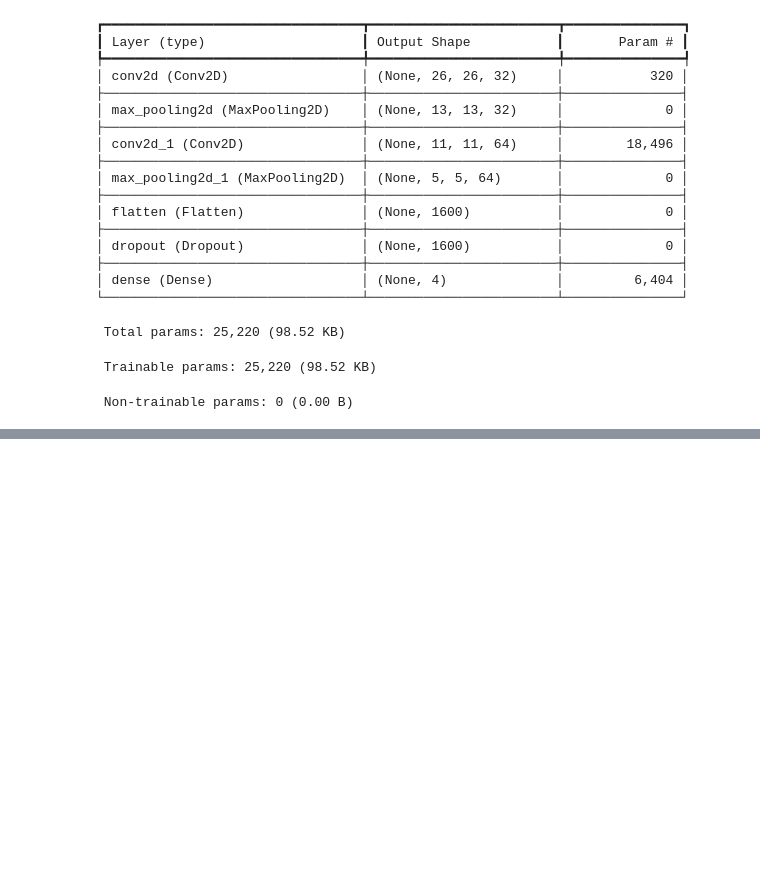
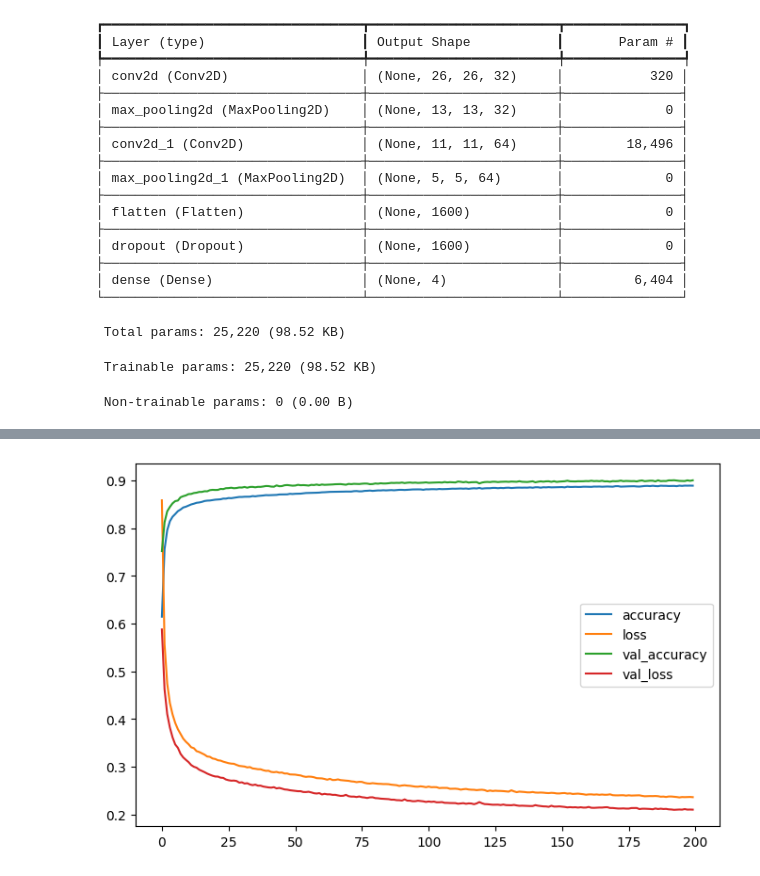
Before and after one commit to Taiters/sudoku-solver, a Jupyter notebook: notebooks/orientation.ipynb, the cells around one changed output, grey strips where cells are left out. Cells and saved outputs as stored; diff of their text form; code cells hidden in the pictures; blank space fills up the shorter version.

```diff
--- a/notebooks/orientation.ipynb
+++ b/notebooks/orientation.ipynb
@@ -199,9 +199,9 @@ Model: "sequential_1"
 # %%
 batch_size = 10000
 # Something about "early exit" to help optimise the count of epoch?
-epochs = 100
+epochs = 200
 
 model.compile(loss="categorical_crossentropy", optimizer="adam", metrics=["accuracy"])
 
-model.fit(x_train, y_train, batch_size=batch_size, epochs=epochs, validation_split=0.1)
+history = model.fit(x_train, y_train, batch_size=batch_size, epochs=epochs, validation_split=0.1)
 # %% [output]
@@ -267,4 +256,7 @@ Epoch 100/100
 score = model.evaluate(x_test, y_test)
 print("Test loss:", score[0])
 print("Test accuracy:", score[1])
+
+pd.DataFrame(history.history).plot(figsize=(8,5))
+plt.show()
 # %% [output]
@@ -274,3 +266,4 @@ Test accuracy: 0.8953095078468323
+[figure, added]
 # %%
 import time
 model.save(f"models/orientations_{int(score[1] * 10000)}_{int(score[0] * 10000):04}_{int(time.time())}.keras")
```
Also changed, not shown: parts of 6 cells of this notebook, 12 other files.
